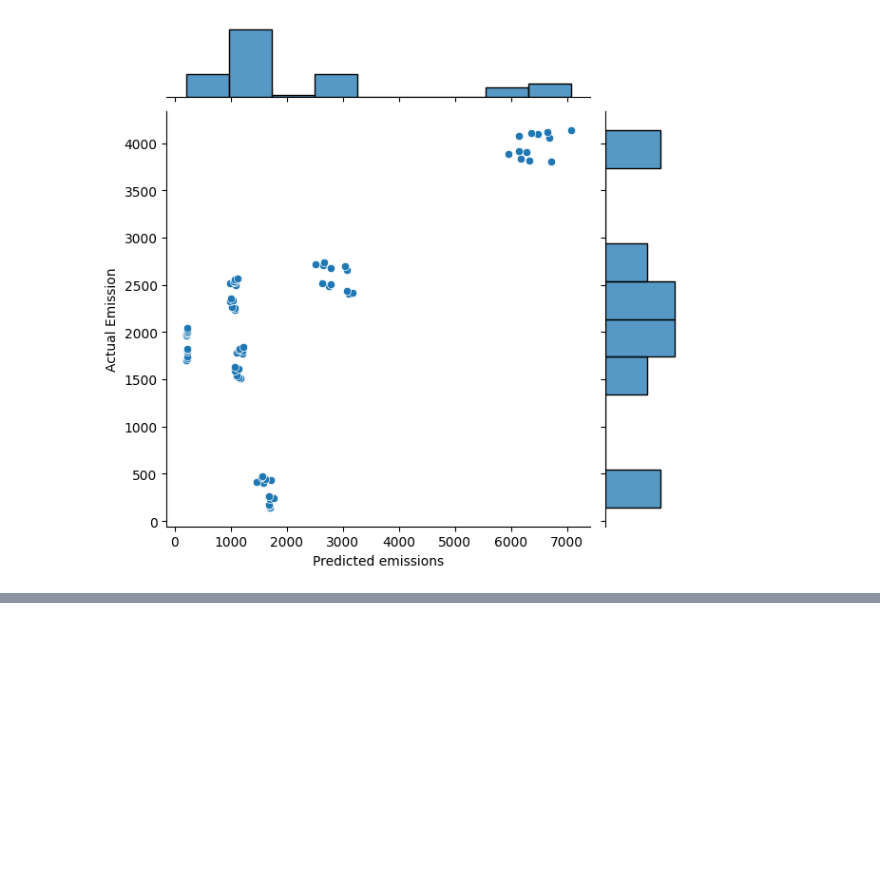
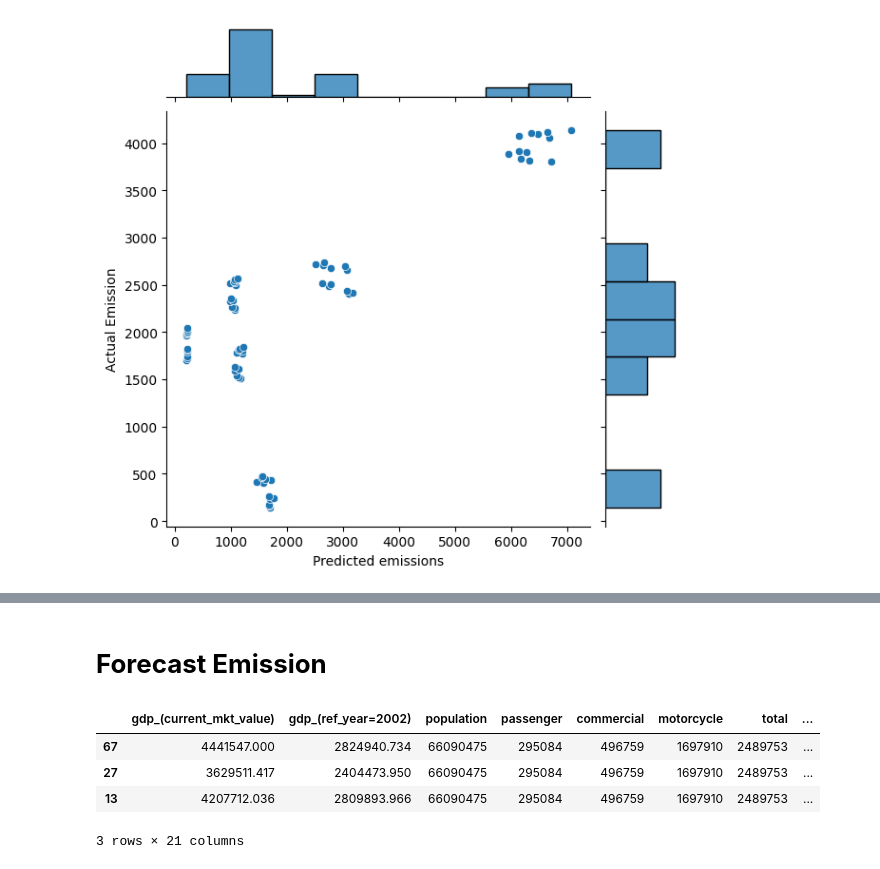
Before and after one commit to pjcroxas/Data-Analytics, a Jupyter notebook: CO2_Emission_Forecasting.ipynb, the cells around one changed output, grey strips where cells are left out. Cells and saved outputs as stored; diff of their text form; code cells hidden in the pictures; blank space fills up the shorter version.

```diff
--- a/CO2_Emission_Forecasting.ipynb
+++ b/CO2_Emission_Forecasting.ipynb
@@ -408,0 +454,12 @@ Text(37.722222222222214, 0.5, 'Actual Emission')
+# %% [markdown]
+# **Forecast Emission**
+# %%
+main_test["emissions_tons"] = xgb_model.predict(main_test)
+main_test["type"] = "Forecasted"
+main_test.sample(3)
+# %% [output]
+|  | gdp_(current_mkt_value) | gdp_(ref_year=2002) | population | passenger | commercial | motorcycle | total | ... |
+| 67 | 4441547.000 | 2824940.734 | 66090475 | 295084 | 496759 | 1697910 | 2489753 | ... |
+| 27 | 3629511.417 | 2404473.950 | 66090475 | 295084 | 496759 | 1697910 | 2489753 | ... |
+| 13 | 4207712.036 | 2809893.966 | 66090475 | 295084 | 496759 | 1697910 | 2489753 | ... |
+3 rows × 21 columns
```
Also changed, not shown: parts of 19 cells of this notebook.
